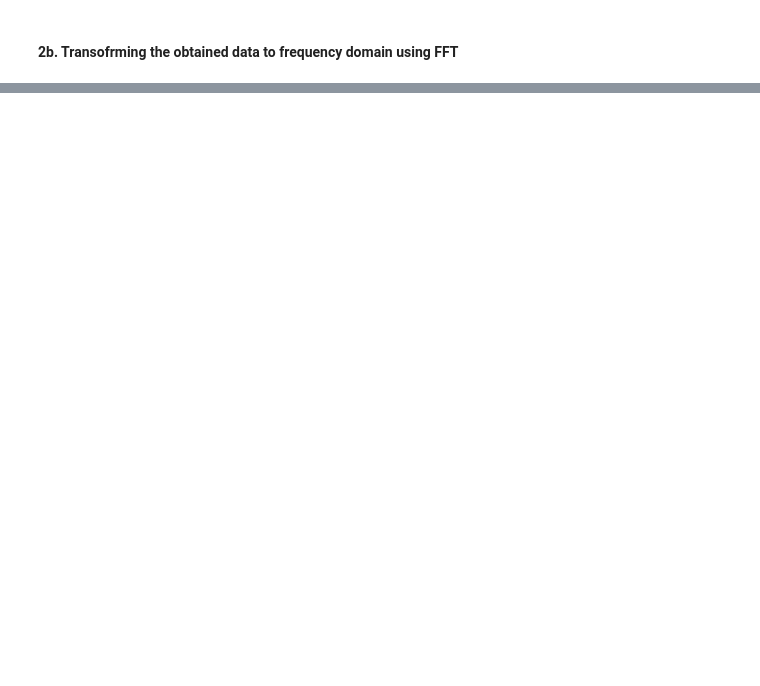
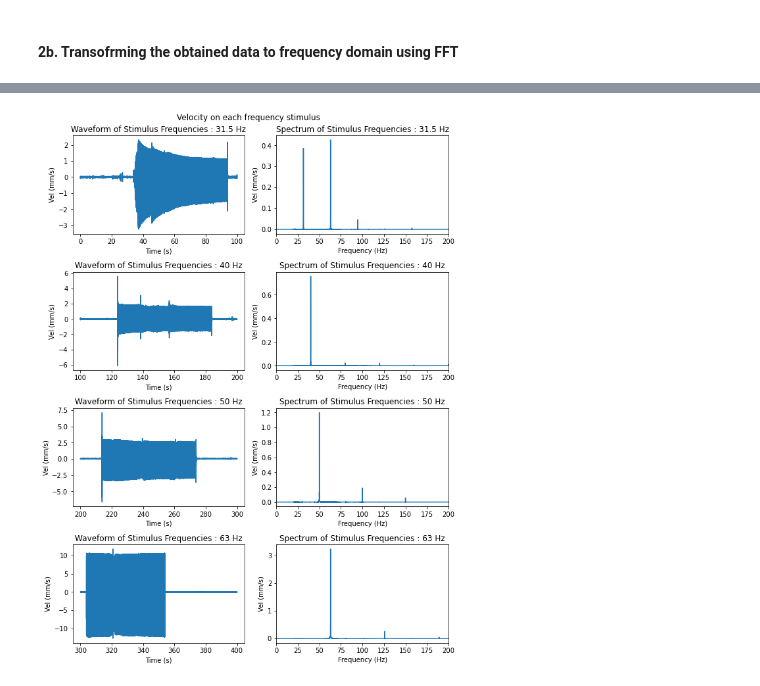
Before and after one commit to VibrasticLab/General_Projects, a Jupyter notebook: JLL_CWO_Okt_2023/data_process.ipynb, the cells around one changed output, grey strips where cells are left out. Cells and saved outputs as stored; diff of their text form; code cells hidden in the pictures; blank space fills up the shorter version.

```diff
--- a/JLL_CWO_Okt_2023/data_process.ipynb
+++ b/JLL_CWO_Okt_2023/data_process.ipynb
@@ -86,0 +112,26 @@ plt.show()
+# %%
+# Convert each acceleration (segmented) data into velocity units
+vel = []
+cf_frequency = 20
+
+fig4 = plt.figure(figsize=(9,12), tight_layout=True)
+fig4.suptitle("Velocity on each frequency stimulus")
+
+for i in range(len(segmented_data)):
+    vel_data, VEL_data, freq_data = omega_arithmatic(segmented_data[i], digiducer_fs, cf_frequency)
+    vel.append(vel_data)
+
+    fig4.add_subplot(len(segmented_data), 2, 2*i+1)
+    plt.plot(time[datapoints[i][0]:datapoints[i][1]], vel_data*1e3)
+    plt.xlabel("Time (s)")
+    plt.ylabel("Vel (mm/s)")
+    plt.title("Waveform of Stimulus Frequencies : " + freq_stimulus[i] + " Hz")
+
+    fig4.add_subplot(len(segmented_data), 2, 2*(i+1))
+    plt.plot(freq_data, abs(VEL_data)*1e3)
+    plt.xlabel("Frequency (Hz)")
+    plt.ylabel("Vel (mm/s)")
+    plt.xlim([0, 200])
+    plt.title("Spectrum of Stimulus Frequencies : " + freq_stimulus[i] + " Hz")
+# %% [output]
+[figure, added]
```
Also changed, not shown: parts of 7 cells of this notebook, 2 other files.
